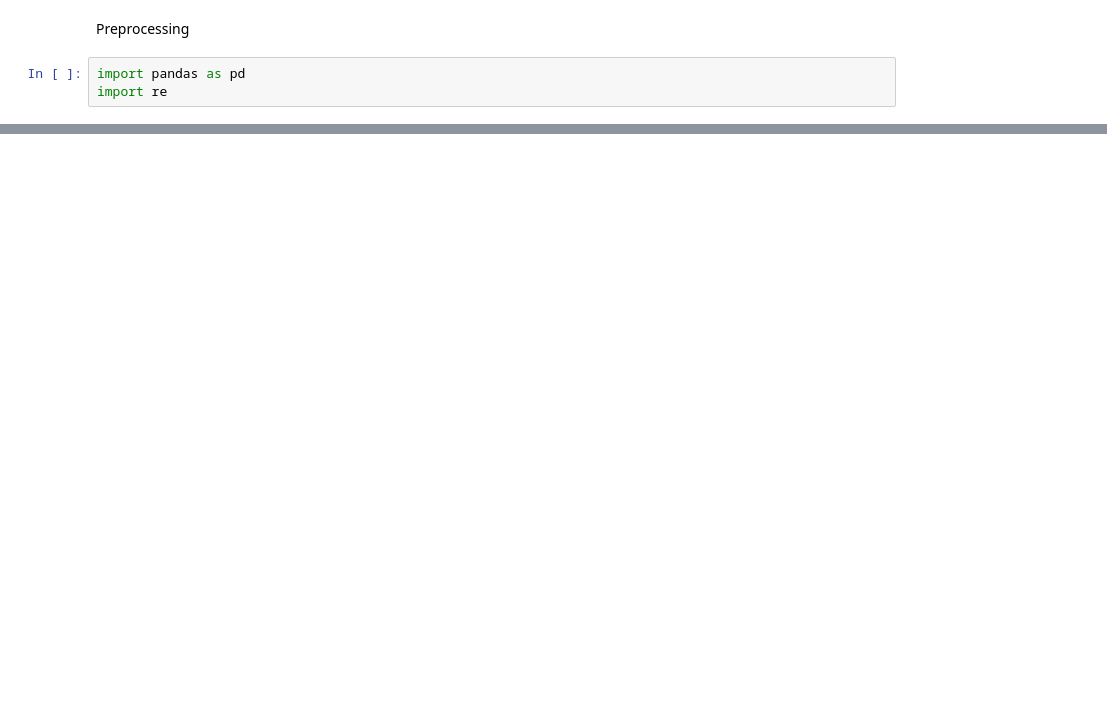
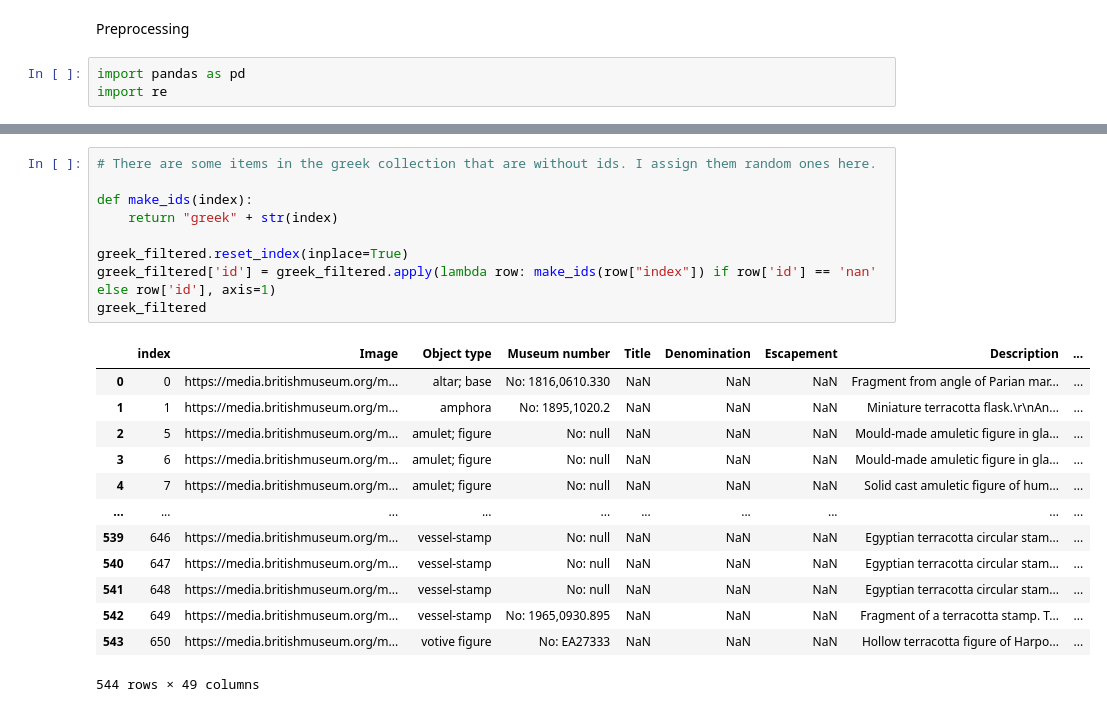
Before and after one commit to kraftedcheese/gandhara-ish, a Jupyter notebook: preprocessing_metadata.ipynb, the cells around one changed output, grey strips where cells are left out. Cells and saved outputs as stored; diff of their text form; blank space fills up the shorter version.

```diff
--- a/preprocessing_metadata.ipynb
+++ b/preprocessing_metadata.ipynb
@@ -36,0 +95,23 @@ df.to_csv(name)
+# %%
+# There are some items in the greek collection that are without ids. I assign them random ones here.
+
+def make_ids(index):
+    return "greek" + str(index)
+
+greek_filtered.reset_index(inplace=True)
+greek_filtered['id'] = greek_filtered.apply(lambda row: make_ids(row["index"]) if row['id'] == 'nan' else row['id'], axis=1)
+greek_filtered
+# %% [output]
+|  | index | Image | Object type | Museum number | Title | Denomination | Escapement | Description | ... |
+| 0 | 0 | https://media.britishmuseum.org/m... | altar; base | No: 1816,0610.330 | NaN | NaN | NaN | Fragment from angle of Parian mar... | ... |
+| 1 | 1 | https://media.britishmuseum.org/m... | amphora | No: 1895,1020.2 | NaN | NaN | NaN | Miniature terracotta flask.\r\nAn... | ... |
+| 2 | 5 | https://media.britishmuseum.org/m... | amulet; figure | No: null | NaN | NaN | NaN | Mould-made amuletic figure in gla... | ... |
+| 3 | 6 | https://media.britishmuseum.org/m... | amulet; figure | No: null | NaN | NaN | NaN | Mould-made amuletic figure in gla... | ... |
+| 4 | 7 | https://media.britishmuseum.org/m... | amulet; figure | No: null | NaN | NaN | NaN | Solid cast amuletic figure of hum... | ... |
+| ... | ... | ... | ... | ... | ... | ... | ... | ... | ... |
+| 539 | 646 | https://media.britishmuseum.org/m... | vessel-stamp | No: null | NaN | NaN | NaN | Egyptian terracotta circular stam... | ... |
+| 540 | 647 | https://media.britishmuseum.org/m... | vessel-stamp | No: null | NaN | NaN | NaN | Egyptian terracotta circular stam... | ... |
+| 541 | 648 | https://media.britishmuseum.org/m... | vessel-stamp | No: null | NaN | NaN | NaN | Egyptian terracotta circular stam... | ... |
+| 542 | 649 | https://media.britishmuseum.org/m... | vessel-stamp | No: 1965,0930.895 | NaN | NaN | NaN | Fragment of a terracotta stamp. T... | ... |
+| 543 | 650 | https://media.britishmuseum.org/m... | votive figure | No: EA27333 | NaN | NaN | NaN | Hollow terracotta figure of Harpo... | ... |
+544 rows × 49 columns
```
Also changed, not shown: parts of 17 cells of this notebook, 6 other files.
